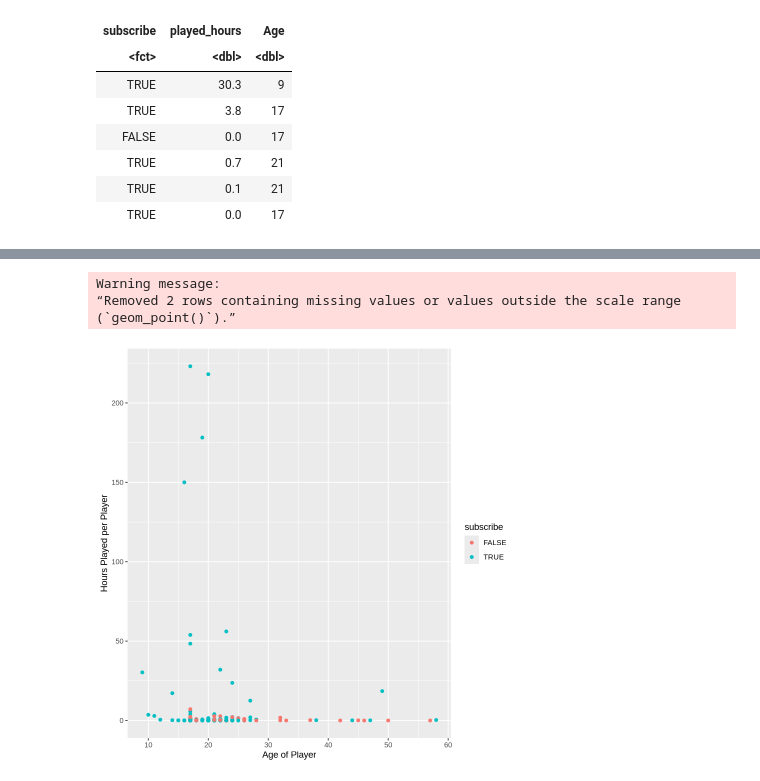
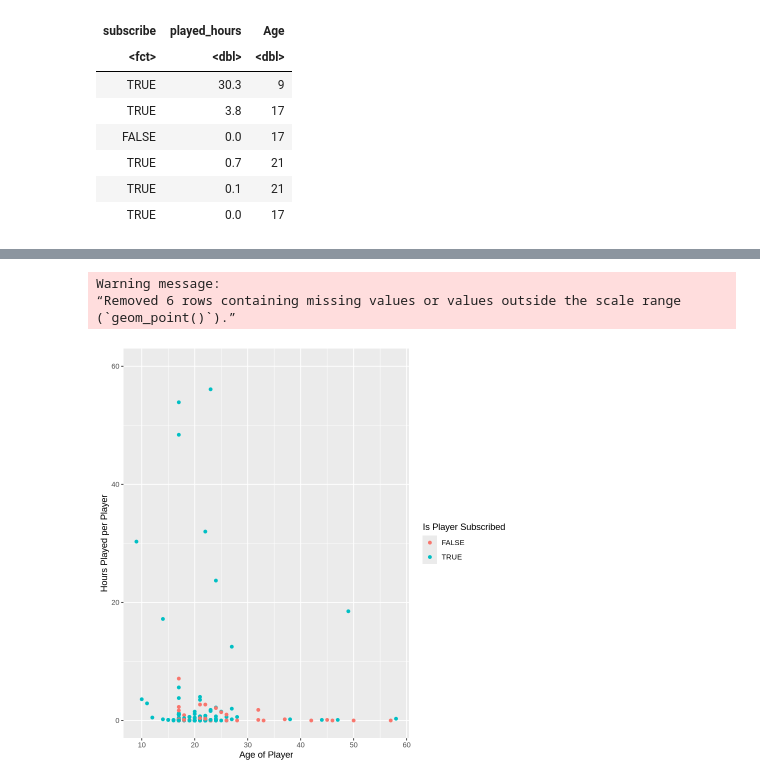
Before and after one commit to joannaft/05-dsci100-project, a Jupyter notebook: methods.ipynb, the cells around one changed output, grey strips where cells are left out. Drawn from its saved outputs; the diff is of its cells as text; code cells hidden in the pictures.

Commit message:
Fixed scatter plot

```diff
--- a/methods.ipynb
+++ b/methods.ipynb
@@ -54,12 +57,13 @@ Warning message:
 # %%
 # Scatterplot of age vs played_hours colored by subscribe
 age_vs_played_hours <- tidy_players_info |>
     ggplot(aes(x = Age, y = played_hours, color = subscribe)) +
     geom_point() +
-    labs(x = 'Age of Player', y = 'Hours Played per Player')
+    labs(x = 'Age of Player', y = 'Hours Played per Player', color = 'Is Player Subscribed') +
+    ylim(0, 60)
 age_vs_played_hours
 # %% [output]
 Warning message:
-“Removed 2 rows containing missing values or values outside the scale range
+“Removed 6 rows containing missing values or values outside the scale range
 (`geom_point()`).”
-[figure, old version]
+[figure, new version]
```
Also changed, not shown: parts of 2 cells of this notebook.
